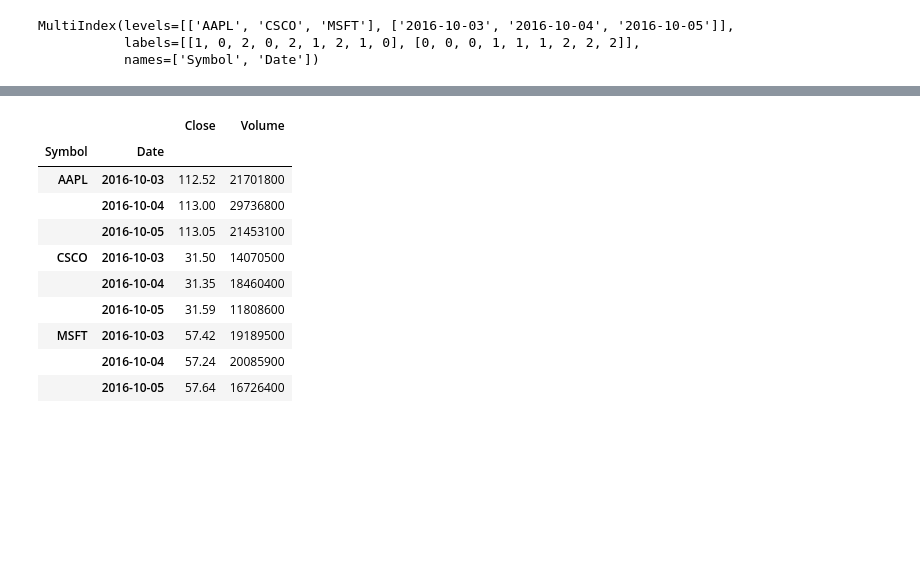
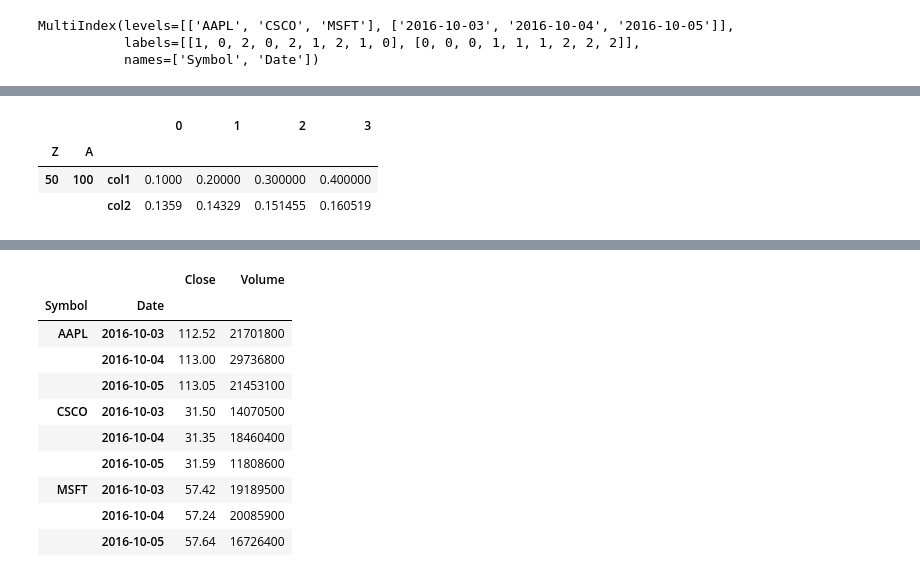
Before and after one commit to berceanu/random-phase-approximation, a Jupyter notebook: signac/src/temp/thalys_to_pandas.ipynb, the cells around one changed output, grey strips where cells are left out. Cells and saved outputs as stored; diff of their text form; code cells hidden in the pictures; blank space fills up the shorter version.

```diff
--- a/signac/src/temp/thalys_to_pandas.ipynb
+++ b/signac/src/temp/thalys_to_pandas.ipynb
@@ -255,0 +229,5 @@ stocks.sort_index(inplace=True)
+# %%
+df_tst = df_tst.T
+pprint.pprint(df_tst.to_dict('list')) # dict is OK
+df_tst = df_tst.T
+print(df_tst.index) # index is OK
@@ -255,0 +242,8 @@ stocks.sort_index(inplace=True)
+# %%
+table = df_tst.loc[('50', '100', ['col1', 'col2']), :]
+table
+# %% [output]
+|  |  |  | 0 | 1 | 2 | 3 |
+| Z | A |  |  |  |  |  |
+| 50 | 100 | col1 | 0.1000 | 0.20000 | 0.300000 | 0.400000 |
+|  |  | col2 | 0.1359 | 0.14329 | 0.151455 | 0.160519 |
```
Also changed, not shown: parts of 98 cells of this notebook, 1 other file.
